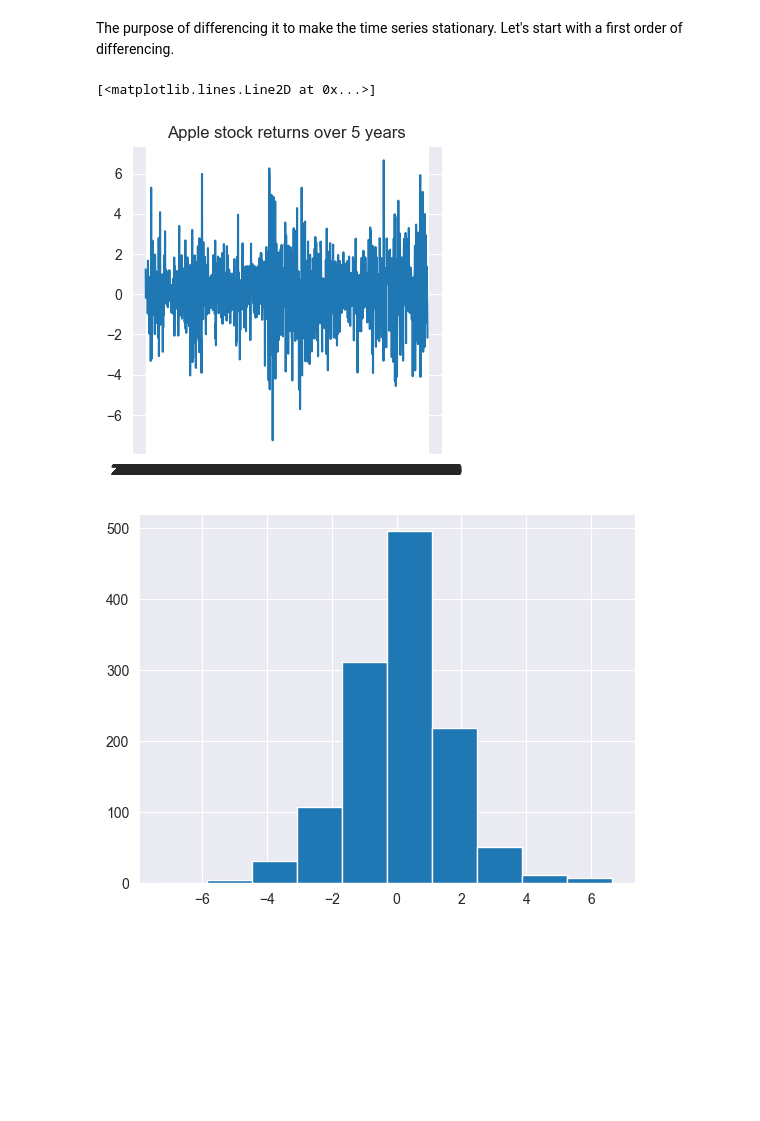
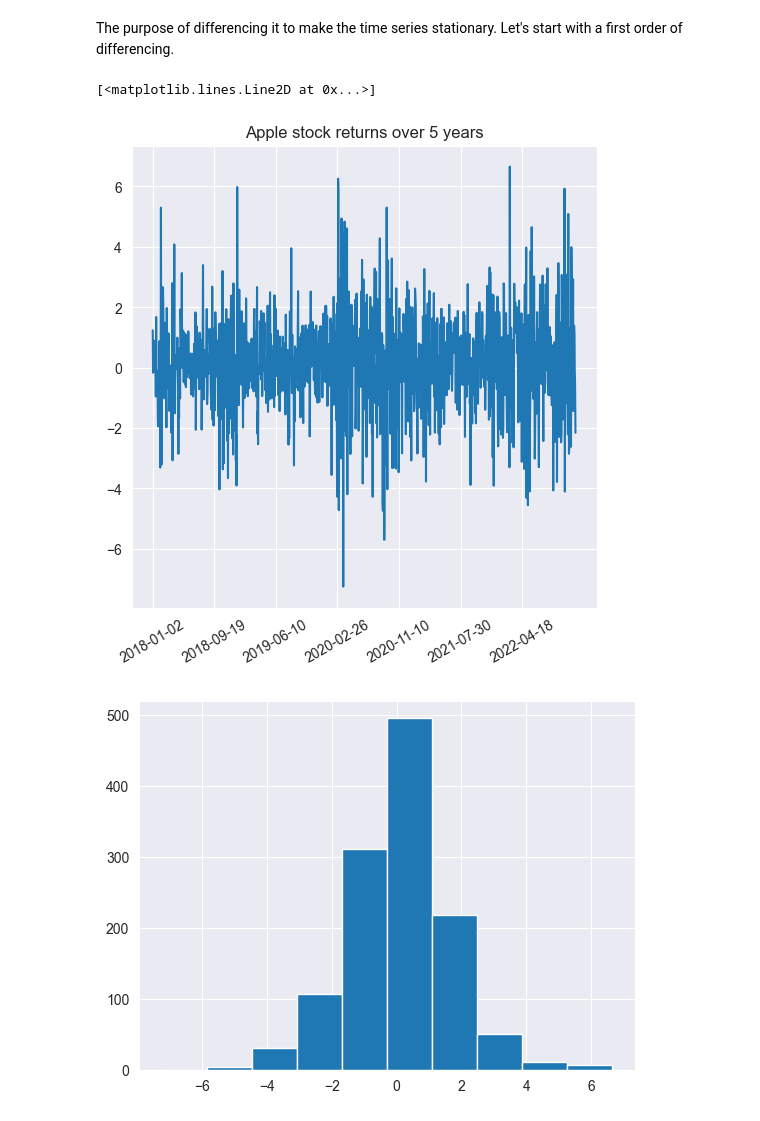
Before and after one commit to killianvervelle/Financial-Forecasting-with-Timeseries, a Jupyter notebook: AnSeqDa_projet.ipynb, the cells around one changed output. Saved outputs shown, nothing was run; the diff lists cells and outputs as text; code cells hidden in the pictures; blank space fills up the shorter version.

```diff
--- a/AnSeqDa_projet.ipynb
+++ b/AnSeqDa_projet.ipynb
@@ -60,6 +66,8 @@ dtype: int64
 # %%
 df = df.rename(columns={"Date": "date", "Close": "close", 'Open':'open', 'High':'highest', 'Low':'lowest','Volume':'volume'})
 df['returns'] = ((df['close'] - df['open']) / df['open']) * 100
+df['date_'] = df['date']
+df.set_index("date_", inplace=True)
 # %%
 df.describe()
 # %% [output]
@@ -149,15 +157,15 @@ Q — Moving average feature of the model (number of lagged forecast errors that
 # %% [markdown]
 The purpose of differencing it to make the time series stationary. Let's start with a first order of differencing.
 # %%
-x = df['date']
 y = df['returns']
-plt.figure(figsize=(4, 4))
+plt.figure(figsize=(6, 6))
 plt.title('Apple stock returns over 5 years')
 plt.grid(True)
-plt.plot(x,y)
+plt.xticks(np.arange(0, len(y), step=180), rotation=30)
+plt.plot(y)
 # %% [output]
 [<matplotlib.lines.Line2D at 0x...>]
-[figure, old version]
+[figure, new version]
 # %%
 y.hist()
 plt.show()
```
Also changed, not shown: parts of 15 cells of this notebook.
